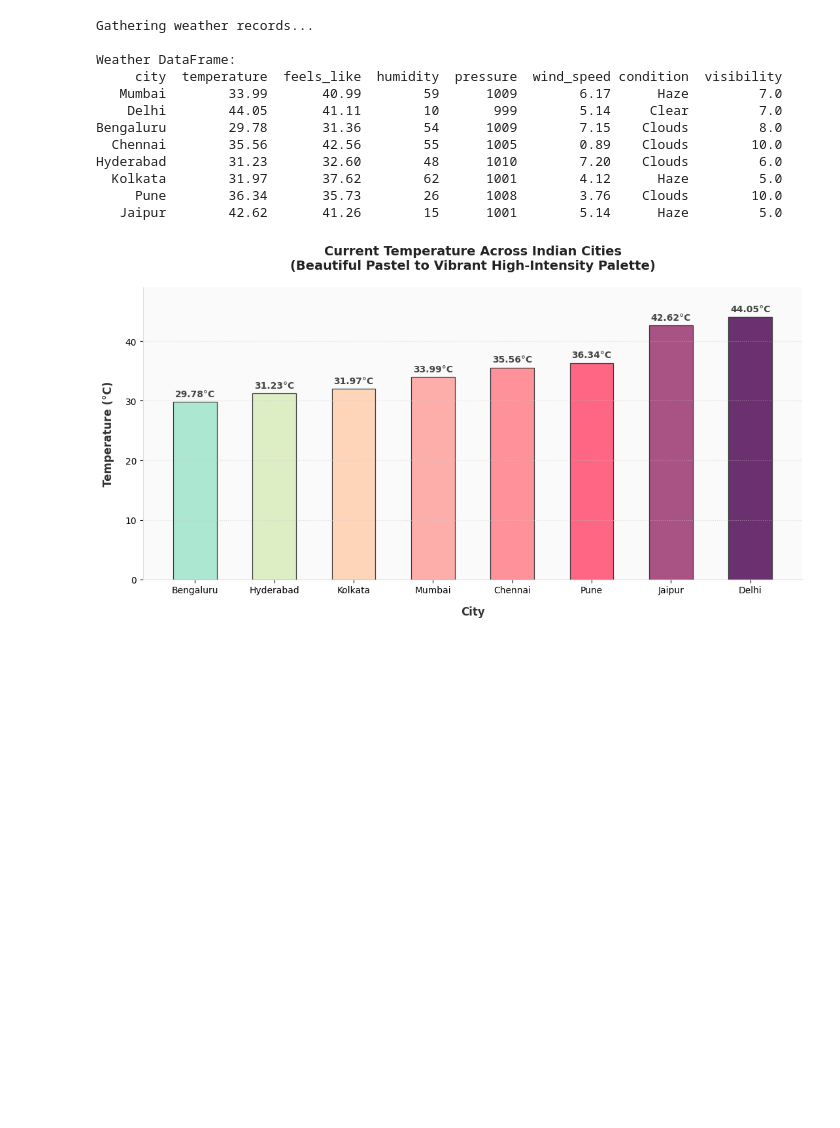
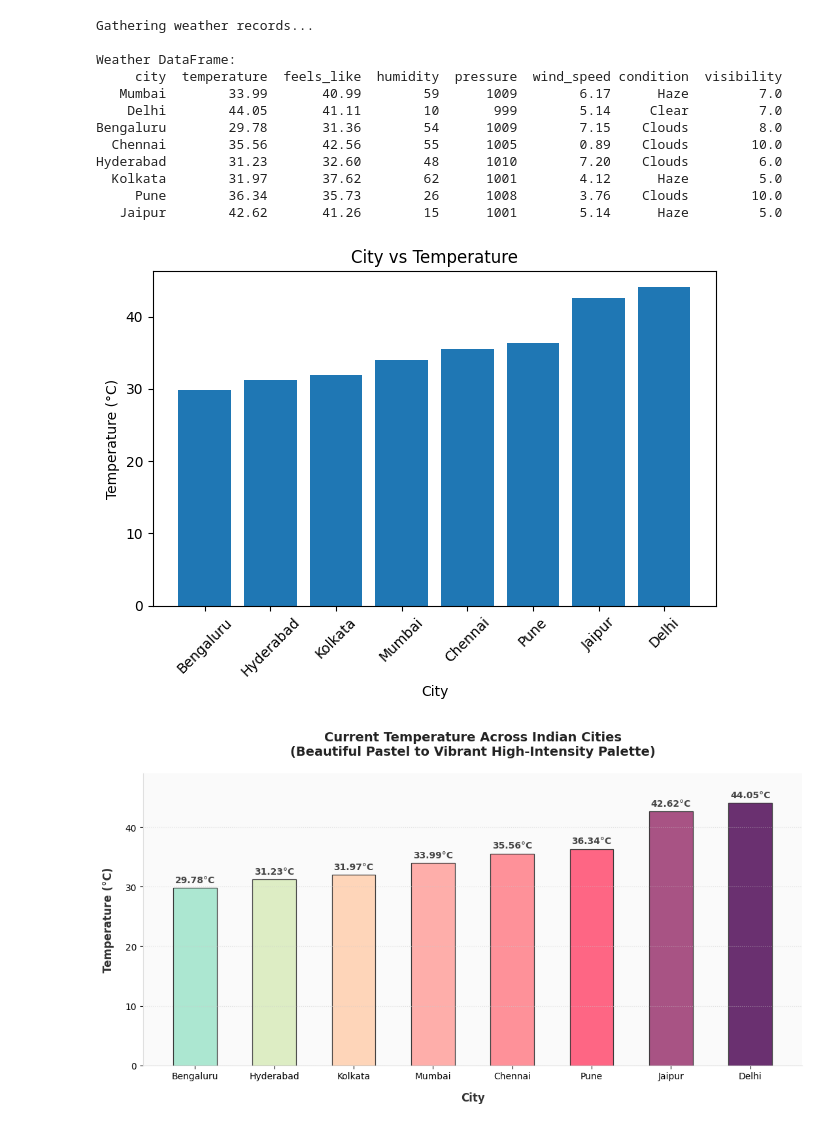
Before and after one commit to KEERTHANASRI-A-M-0609/keerthanasri-codeboosters-2026, a Jupyter notebook: Day 3/Mini_Project_Day3.ipynb, the cells around one changed output. Saved outputs shown, nothing was run; the diff lists cells and outputs as text; code cells hidden in the pictures; blank space fills up the shorter version.

```diff
--- a/Day 3/Mini_Project_Day3.ipynb
+++ b/Day 3/Mini_Project_Day3.ipynb
@@ -382,6 +382,28 @@ Hyderabad        31.23       32.60        48      1010        7.20    Clouds
   Kolkata        31.97       37.62        62      1001        4.12      Haze         5.0
      Pune        36.34       35.73        26      1008        3.76    Clouds        10.0
    Jaipur        42.62       41.26        15      1001        5.14      Haze         5.0
+# %%
+import matplotlib.pyplot as plt
+
+# 1. Sort the DataFrame simply
+df_sorted = df.sort_values(by="temperature")
+
+# 2. Plot the basic bar chart
+plt.bar(df_sorted["city"], df_sorted["temperature"])
+
+# 3. Rotate the city names to fix overlapping
+plt.xticks(rotation=45)
+
+# 4. Add simple labels and title
+plt.xlabel("City")
+plt.ylabel("Temperature (°C)")
+plt.title("City vs Temperature")
+
+# 5. Display the chart
+plt.tight_layout()  # Ensures the rotated names don't get cut off at the bottom
+plt.show()
+# %% [output]
+[figure, added]
 # %%
 import matplotlib.cm as cm
 import matplotlib.pyplot as plt
```
